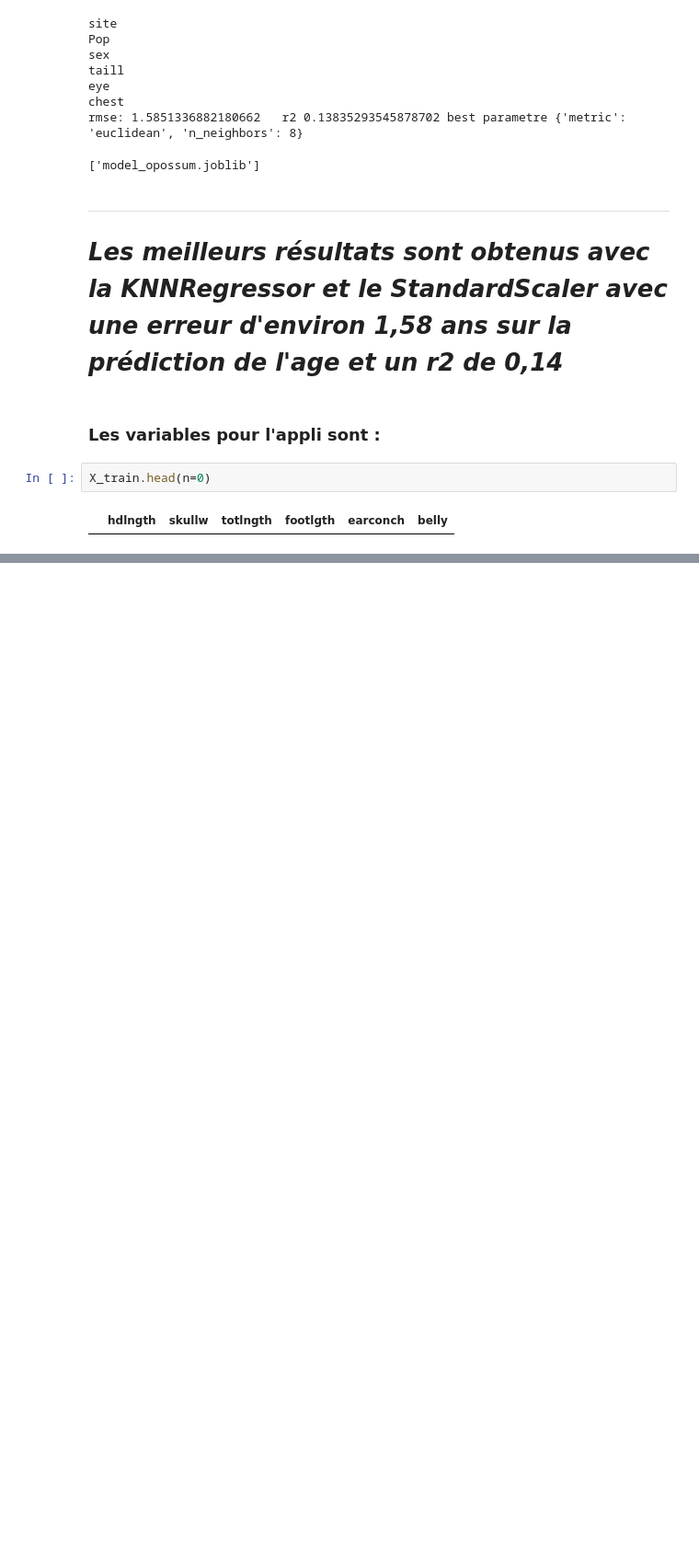
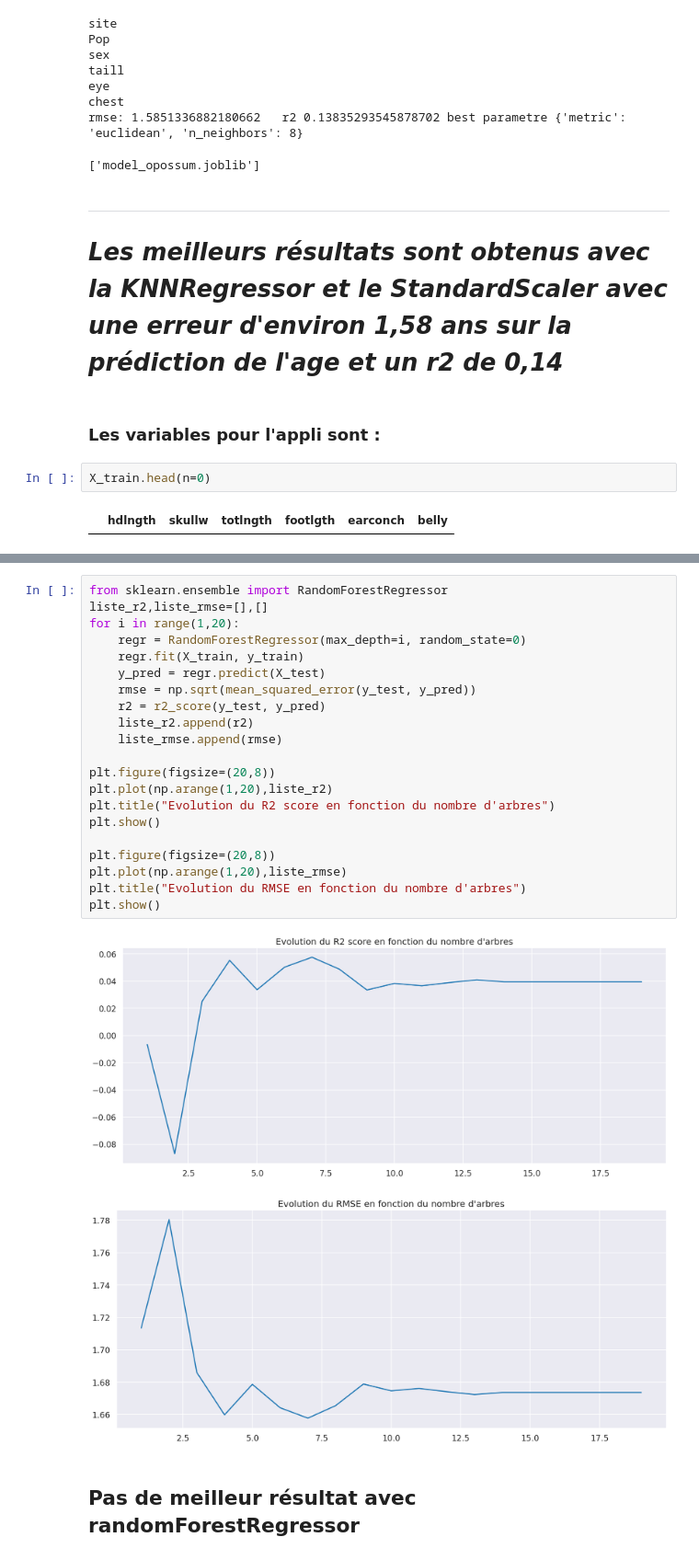
Before and after one commit to rastakoer/opossum, a Jupyter notebook: opossum.ipynb, the cells around one changed output, grey strips where cells are left out. Shown at 92% size. Cells and saved outputs as stored; diff of their text form; blank space fills up the shorter version.

Commit message:
essai randomForestRegressor

```diff
--- a/opossum.ipynb
+++ b/opossum.ipynb
@@ -453,0 +464,26 @@ X_train.head(n=0)
+# %%
+from sklearn.ensemble import RandomForestRegressor
+liste_r2,liste_rmse=[],[]
+for i in range(1,20):
+    regr = RandomForestRegressor(max_depth=i, random_state=0)
+    regr.fit(X_train, y_train)
+    y_pred = regr.predict(X_test)
+    rmse = np.sqrt(mean_squared_error(y_test, y_pred))
+    r2 = r2_score(y_test, y_pred)
+    liste_r2.append(r2)
+    liste_rmse.append(rmse)
+
+plt.figure(figsize=(20,8))
+plt.plot(np.arange(1,20),liste_r2)
+plt.title("Evolution du R2 score en fonction du nombre d'arbres")
+plt.show()
+
+plt.figure(figsize=(20,8))
+plt.plot(np.arange(1,20),liste_rmse)
+plt.title("Evolution du RMSE en fonction du nombre d'arbres")
+plt.show()
+# %% [output]
+[figure, added]
+[figure, added]
+# %% [markdown]
+## Pas de meilleur résultat avec randomForestRegressor
```
Also changed, not shown: parts of 2 cells of this notebook.
